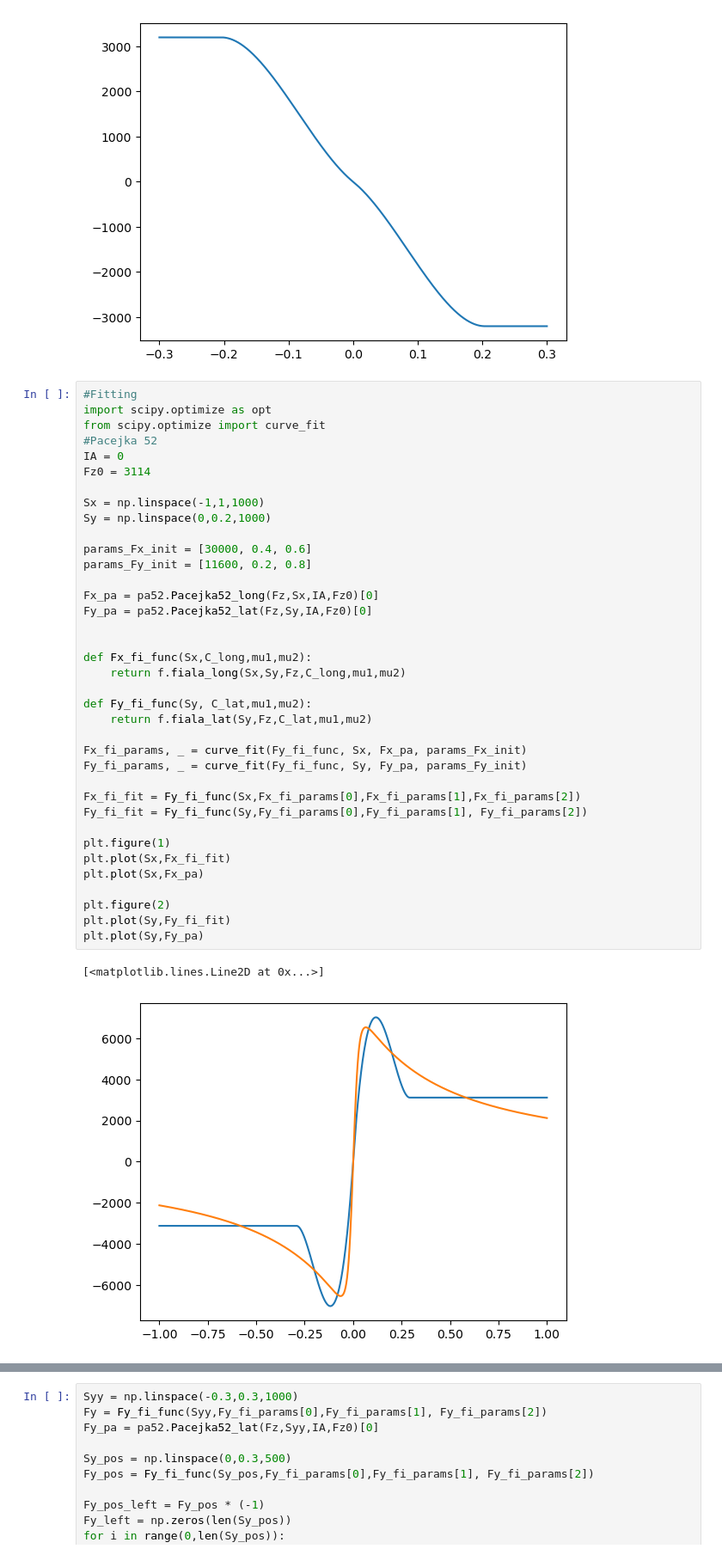
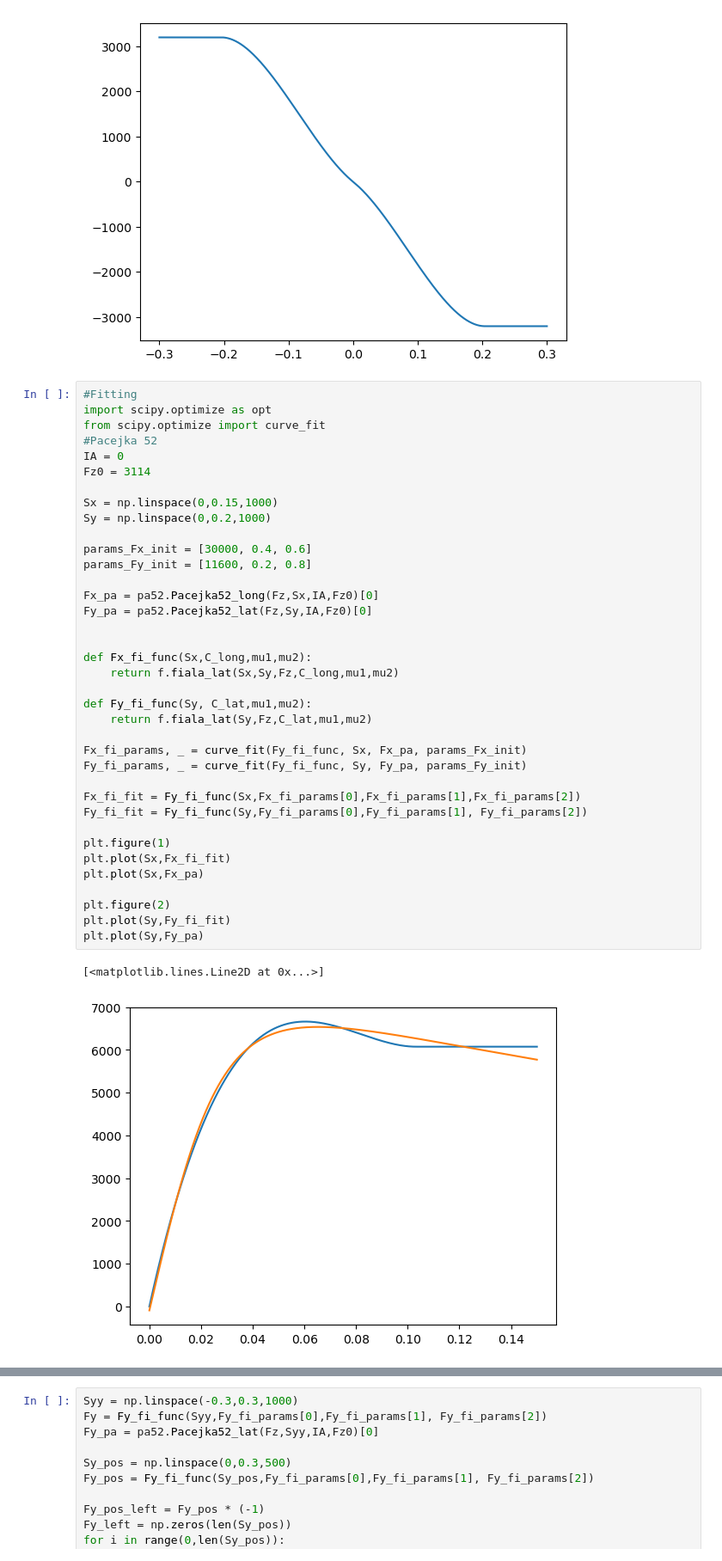
Before and after one commit to BenediktRuhland/SA-Tire-model, a Jupyter notebook: model/fiala_fit.ipynb, the cells around one changed output, grey strips where cells are left out. Shown: that part at 86% size. Cells and saved outputs as stored; diff of their text form.

```diff
--- a/model/fiala_fit.ipynb
+++ b/model/fiala_fit.ipynb
@@ -39,38 +39,38 @@ from scipy.optimize import curve_fit
 IA = 0
 Fz0 = 3114
 
-Sx = np.linspace(-1,1,1000)
+Sx = np.linspace(0,0.15,1000)
 Sy = np.linspace(0,0.2,1000)
 
 params_Fx_init = [30000, 0.4, 0.6]
 params_Fy_init = [11600, 0.2, 0.8]
 
 Fx_pa = pa52.Pacejka52_long(Fz,Sx,IA,Fz0)[0]
 Fy_pa = pa52.Pacejka52_lat(Fz,Sy,IA,Fz0)[0]
 
 
 def Fx_fi_func(Sx,C_long,mu1,mu2):
-    return f.fiala_long(Sx,Sy,Fz,C_long,mu1,mu2)
+    return f.fiala_lat(Sx,Sy,Fz,C_long,mu1,mu2)
 
 def Fy_fi_func(Sy, C_lat,mu1,mu2):
     return f.fiala_lat(Sy,Fz,C_lat,mu1,mu2)
 
 Fx_fi_params, _ = curve_fit(Fy_fi_func, Sx, Fx_pa, params_Fx_init)
 Fy_fi_params, _ = curve_fit(Fy_fi_func, Sy, Fy_pa, params_Fy_init)
 
 Fx_fi_fit = Fy_fi_func(Sx,Fx_fi_params[0],Fx_fi_params[1],Fx_fi_params[2])
 Fy_fi_fit = Fy_fi_func(Sy,Fy_fi_params[0],Fy_fi_params[1], Fy_fi_params[2])
 
 plt.figure(1)
 plt.plot(Sx,Fx_fi_fit)
 plt.plot(Sx,Fx_pa)
 
 plt.figure(2)
 plt.plot(Sy,Fy_fi_fit)
 plt.plot(Sy,Fy_pa)
 # %% [output]
 [<matplotlib.lines.Line2D at 0x...>]
-[figure, old version]
+[figure, new version]
 [figure]
 # %%
 Syy = np.linspace(-0.3,0.3,1000)
```
Also changed, not shown: 1 other file.
